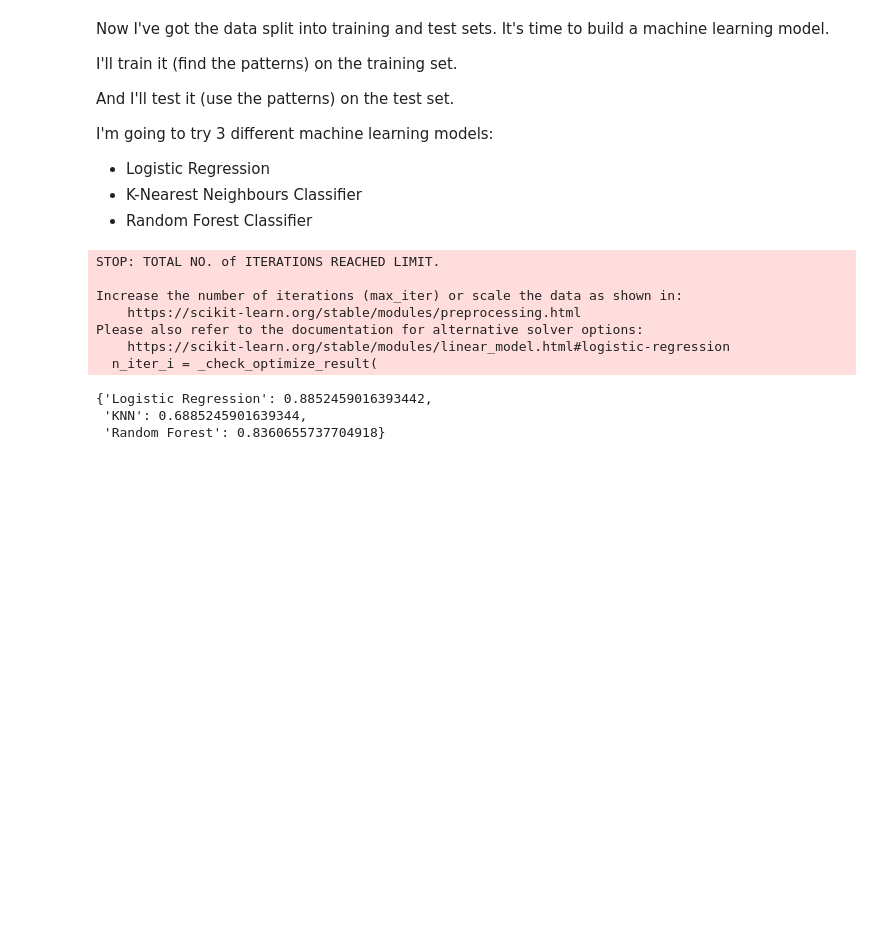
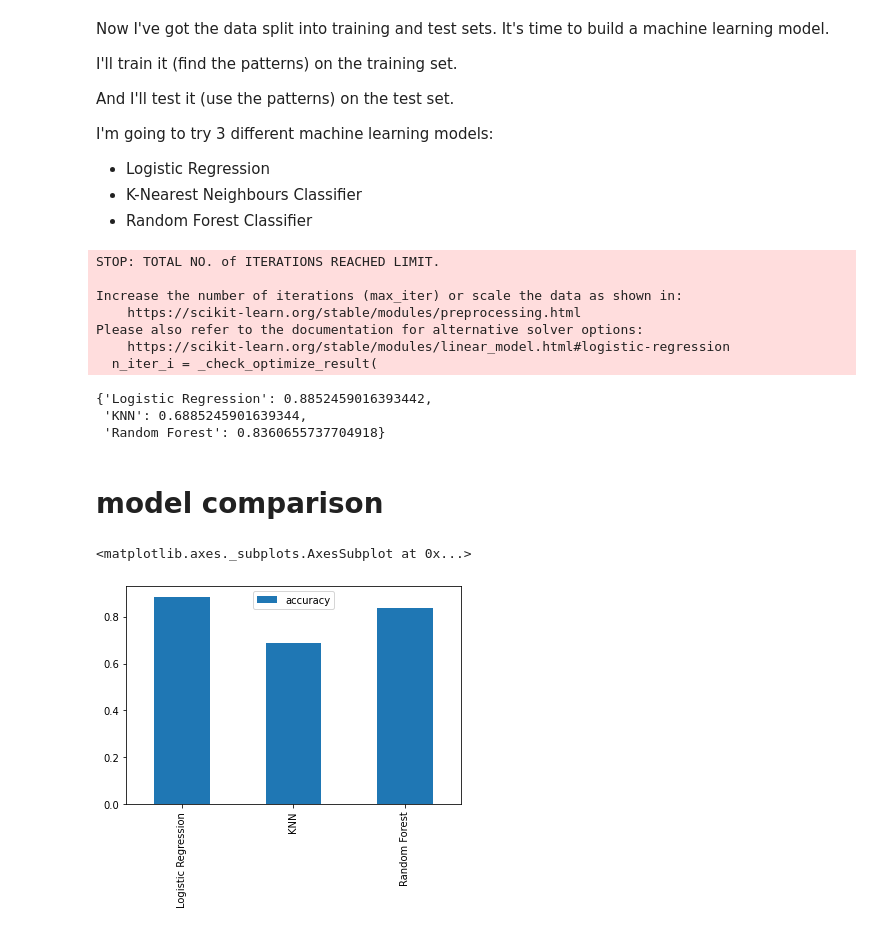
Before and after one commit to jeremysb1/datascience-ml, a Jupyter notebook: heart_disease_classification.ipynb, the cells around one changed output. Cells and saved outputs as stored; diff of their text form; code cells hidden in the pictures; blank space fills up the shorter version.

Commit message:
added model comparison visualization

```diff
--- a/heart_disease_classification.ipynb
+++ b/heart_disease_classification.ipynb
@@ -533,3 +533,11 @@ Please also refer to the documentation for alternative solver options:
 {'Logistic Regression': 0.8852459016393442,
  'KNN': 0.6885245901639344,
  'Random Forest': 0.8360655737704918}
+# %% [markdown]
+# model comparison
+# %%
+model_compare = pd.DataFrame(model_scores, index=["accuracy"])
+model_compare.T.plot.bar()
+# %% [output]
+<matplotlib.axes._subplots.AxesSubplot at 0x...>
+[figure, added]
```
